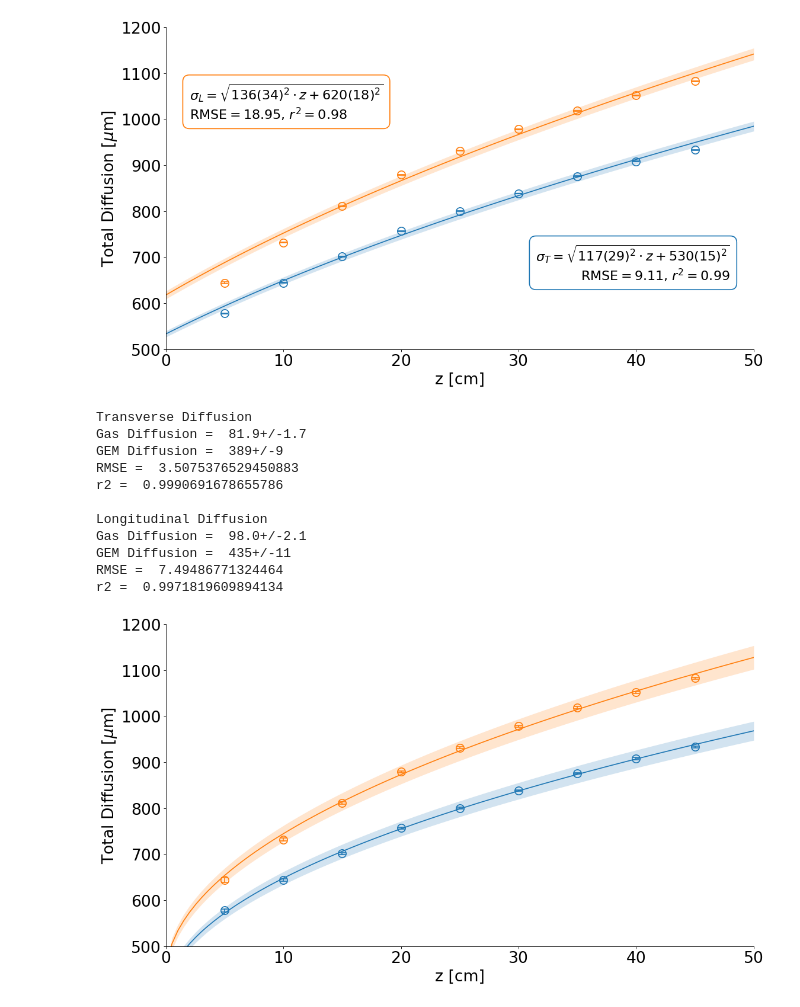
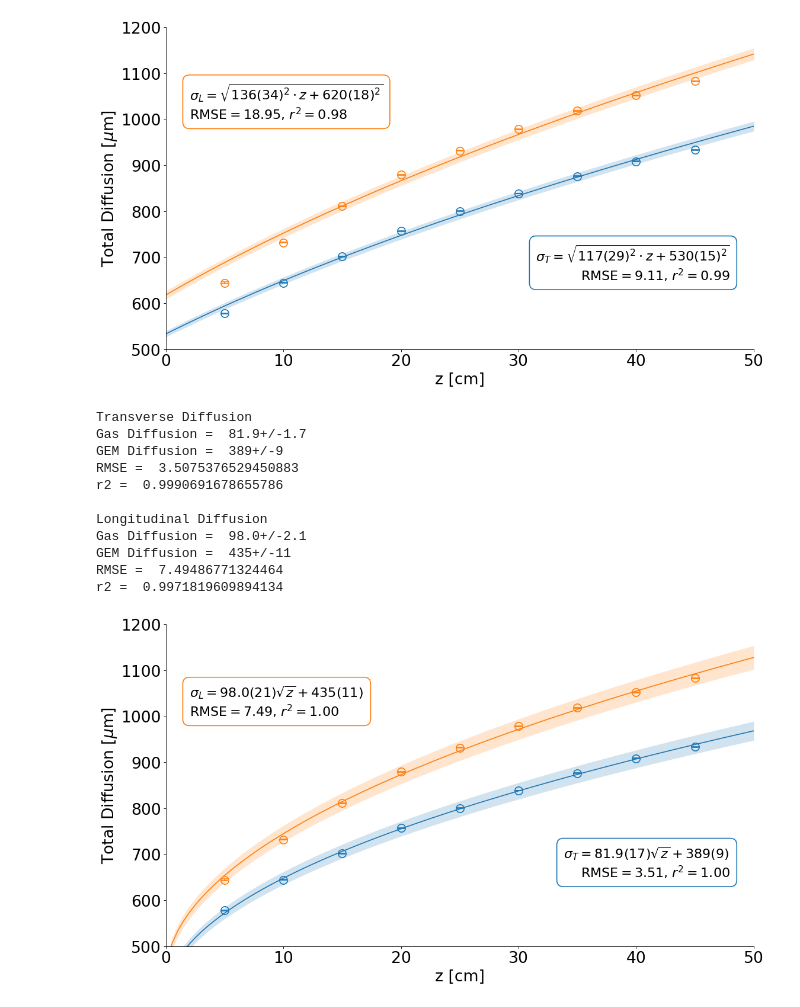
Before and after one commit to RitaROK/Analysis, a Jupyter notebook: Diffusion.ipynb, the cells around one changed output. Drawn from its saved outputs; the diff is of its cells as text; code cells hidden in the pictures.

```diff
--- a/Diffusion.ipynb
+++ b/Diffusion.ipynb
@@ -1402,79 +1401,78 @@ RMSE =  18.951229704353945
 r2 =  0.9819825283041345
 [figure]
 # %%
+#@title Longitudinal and Transverse Diffusion Fit to $f(x)=m\sqrt{x}+b$
+#@markdown Seems to give a better fit
 z = [5, 10, 15, 20, 25, 30, 35, 40, 45]
 
 def func(x, b, c):
-  return b*x+c
+  return np.sqrt(x)*b+c
 
 x = np.linspace(0,50, 100)
 
 fig, (ax) = plt.subplots(figsize=(16,9), dpi= 80, facecolor='w', edgecolor='k')
 
 # Transverse Diffusion
-plt.errorbar(z, TSigma, yerr=3*np.asarray(dTSigma), color='none', marker='o', markersize=12,
+plt.errorbar(z, TSigma, yerr=dTSigma, color='none', marker='o', markersize=12,
             markeredgecolor='tab:blue', markeredgewidth=1.5, ecolor='tab:blue', elinewidth=1.5, capsize=5, capthick=1.5, label='$\sigma_T$')
 
-popt, pcov = curve_fit(func, np.sqrt(z), TSigma, p0=[100, 100], absolute_sigma=True, sigma=3*np.asarray(dTSigma))
-ycalc = func(np.sqrt(x), *popt)
+popt, pcov = curve_fit(func, z, TSigma, p0=[100, 100], absolute_sigma=True, sigma=3*np.asarray(dTSigma))
+ycalc = func(x, *popt)
 pcov = np.sqrt(np.diag(pcov))
-bound_upper = func(np.sqrt(x), *(popt + 3*pcov))
-bound_lower = func(np.sqrt(x), *(popt - 3*pcov))
+bound_upper = func(x, *(popt + 3*pcov))
+bound_lower = func(x, *(popt - 3*pcov))
 print('Transverse Diffusion')
 print('Gas Diffusion = ', ufloat(popt[0], 3*pcov[0]))
 print('GEM Diffusion = ', ufloat(popt[1], 3*pcov[1]))
-rmse = np.sqrt(mean_squared_error(TSigma, func(np.sqrt(z), *popt)))
+rmse = np.sqrt(mean_squared_error(TSigma, func(np.asarray(z), *popt)))
 print('RMSE = ', rmse)
-r2 = r2_score(TSigma, func(np.sqrt(z), *popt))
+r2 = r2_score(TSigma, func(np.asarray(z), *popt))
 print('r2 = ', r2)
-
 plt.plot(x, ycalc, color='tab:blue')
 plt.fill_between(x, bound_lower, bound_upper, color='tab:blue', alpha=0.2, lw=0)
-'''
-plt.text(48, 650, '$\sigma_T=\sqrt{117(5)^2\cdot z+533(30)^2}$ \nRMSE$ = 9.11$, $r^2=0.99$',
+plt.text(48, 650, '$\sigma_T=81.9(17)\sqrt{z}+389(9)$ \nRMSE$ = 3.51$, $r^2=1.00$',
          fontsize=20, ha='right', bbox=dict(facecolor='none', edgecolor='tab:blue', boxstyle='round,pad=0.5', lw=1.5))
-'''
+
 # Longitudinal Diffusion
-plt.errorbar(z, LSigma, yerr=3*np.asarray(dLSigma), color='none', marker='o', markersize=12,
+plt.errorbar(z, LSigma, yerr=dLSigma, color='none', marker='o', markersize=12,
             markeredgecolor='tab:orange', markeredgewidth=1.5, ecolor='tab:orange', elinewidth=1.5, capsize=5, capthick=1.5, label='$\sigma_L$')
-popt, pcov = curve_fit(func, np.sqrt(z), LSigma, p0=[100, 100], absolute_sigma=True, sigma=3*np.asarray(dLSigma))
-ycalc = func(np.sqrt(x), *popt)
+popt, pcov = curve_fit(func, z, LSigma, p0=[100, 100], absolute_sigma=True, sigma=3*np.asarray(dLSigma))
+ycalc = func(x, *popt)
 pcov = np.sqrt(np.diag(pcov))
-bound_upper = func(np.sqrt(x), *(popt + 3*pcov))
-bound_lower = func(np.sqrt(x), *(popt - 3*pcov))
+bound_upper = func(x, *(popt + 3*pcov))
+bound_lower = func(x, *(popt - 3*pcov))
 print('\nLongitudinal Diffusion')
 print('Gas Diffusion = ', ufloat(popt[0], 3*pcov[0]))
 print('GEM Diffusion = ', ufloat(popt[1], 3*pcov[1]))
-rmse = np.sqrt(mean_squared_error(LSigma, func(np.sqrt(z), *popt)))
+rmse = np.sqrt(mean_squared_error(LSigma, func(np.asarray(z), *popt)))
 print('RMSE = ', rmse)
-r2 = r2_score(LSigma, func(np.sqrt(z), *popt))
+r2 = r2_score(LSigma, func(np.asarray(z), *popt))
 print('r2 = ', r2)
 plt.plot(x, ycalc, color='tab:orange')
 plt.fill_between(x, bound_lower, bound_upper, color='tab:orange', alpha=0.2, lw=0)
-#plt.text(2, 1000, '$\sigma_L=\sqrt{136(9)^2\cdot z+620(60)^2}$ \nRMSE$ = 18.95$, $r^2=0.98$',
-#         fontsize=20, bbox=dict(facecolor='none', edgecolor='tab:orange', boxstyle='round,pad=0.5', lw=1.5))
+plt.text(2, 1000, '$\sigma_L=98.0(21)\sqrt{z}+435(11)$ \nRMSE$ = 7.49$, $r^2=1.00$',
+         fontsize=20, bbox=dict(facecolor='none', edgecolor='tab:orange', boxstyle='round,pad=0.5', lw=1.5))
 
 ax.set_xlim(0,50)
 ax.set_ylim(500,1200)
 ax.spines["right"].set_visible(False)
 ax.spines["top"].set_visible(False)
 ax.set_ylabel('Total Diffusion [$\mu$m]', y=0.5, ha='center', fontsize=24)
 ax.tick_params(axis='both', which='major', labelsize=24)
 ax.set_xlabel('z [cm]', x=0.5, ha='center', fontsize=24)
 
 #plt.legend(loc='best', fontsize=20)
-
 plt.show()
 # %% [output]
 Transverse Diffusion
 Gas Diffusion =  81.9+/-1.7
 GEM Diffusion =  389+/-9
 RMSE =  3.5075376529450883
 r2 =  0.9990691678655786
 
 Longitudinal Diffusion
 Gas Diffusion =  98.0+/-2.1
 GEM Diffusion =  435+/-11
 RMSE =  7.49486771324464
 r2 =  0.9971819609894134
-[figure, old version]
+[figure, new version]
```
Also changed, not shown: parts of 1 cell of this notebook.
